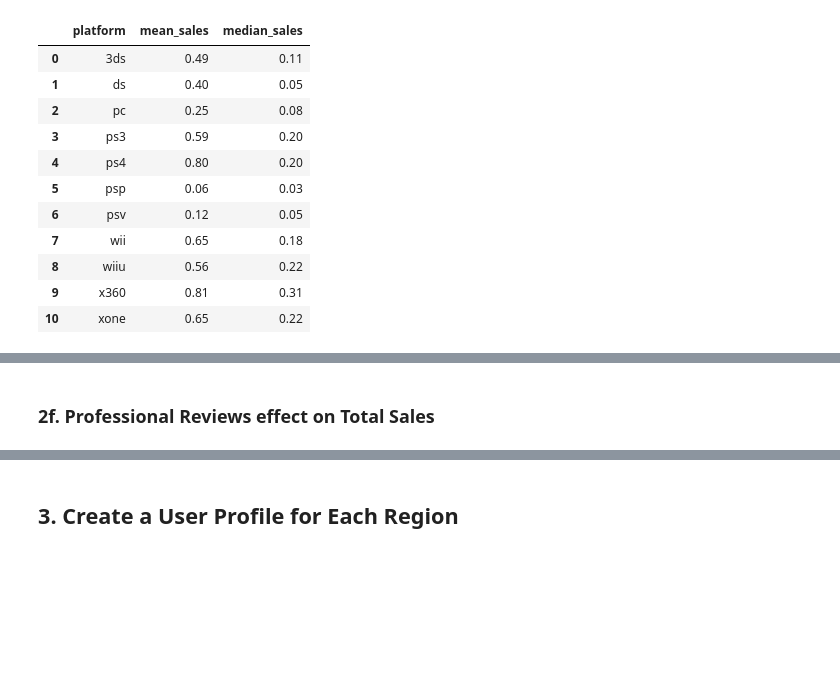
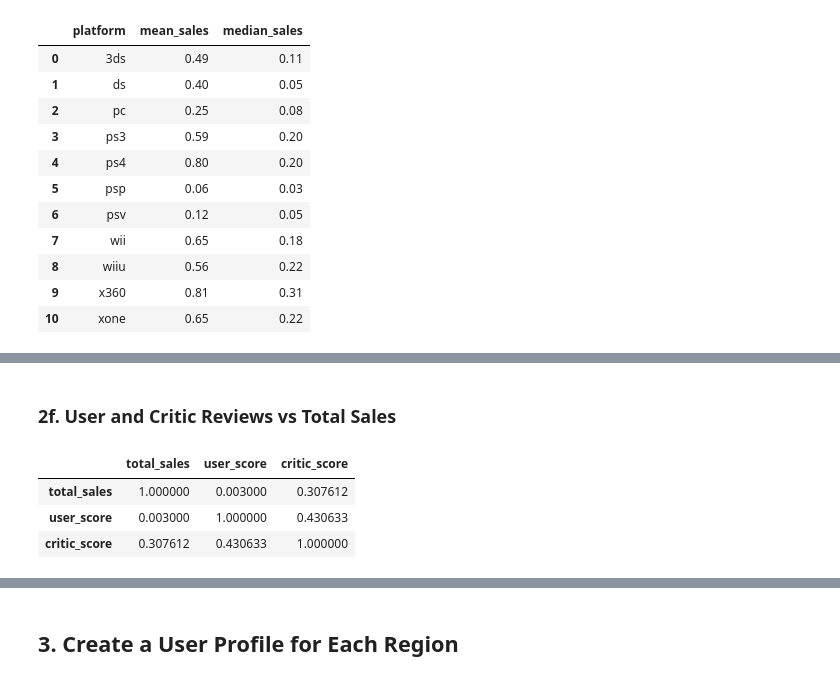
Before and after one commit to kellyshreeve/Forecasting-Global-Video-Game-Preference, a Jupyter notebook: Data Analysis.ipynb, the cells around one changed output, grey strips where cells are left out. Saved outputs shown, nothing was run; the diff lists cells and outputs as text; code cells hidden in the pictures; blank space fills up the shorter version.

```diff
--- a/Data Analysis.ipynb
+++ b/Data Analysis.ipynb
@@ -742,4 +786,4 @@ Because of these extremely high sellers, the platforms are able to bring their a
 
 Comparing the platforms, x360 and ps4 have the highest mean sales, while x360, xone, and wiiu have the highest median sales. When looking at both the mean and the median, there are 6 clear top performers: x60, xone, ps3, ps4, wii, and wiiu. However, when looking at the boxplots, ps3, x360, ps4, and 3ds have the highest grossing individual games by far.
 # %% [markdown]
-### 2f. Professional Reviews effect on Total Sales
+### 2f. User and Critic Reviews vs Total Sales
@@ -761,3 +821,11 @@ crit_scat.update_xaxes(showgrid=False)
 crit_scat.update_yaxes(showgrid=False)
 
 crit_scat.show()
+# %%
+# Calculate correlation coefficients
+vg_5y[['total_sales','user_score', 'critic_score']].corr()
+# %% [output]
+|  | total_sales | user_score | critic_score |
+| total_sales | 1.000000 | 0.003000 | 0.307612 |
+| user_score | 0.003000 | 1.000000 | 0.430633 |
+| critic_score | 0.307612 | 0.430633 | 1.000000 |
```
Also changed, not shown: parts of 16 cells of this notebook.
